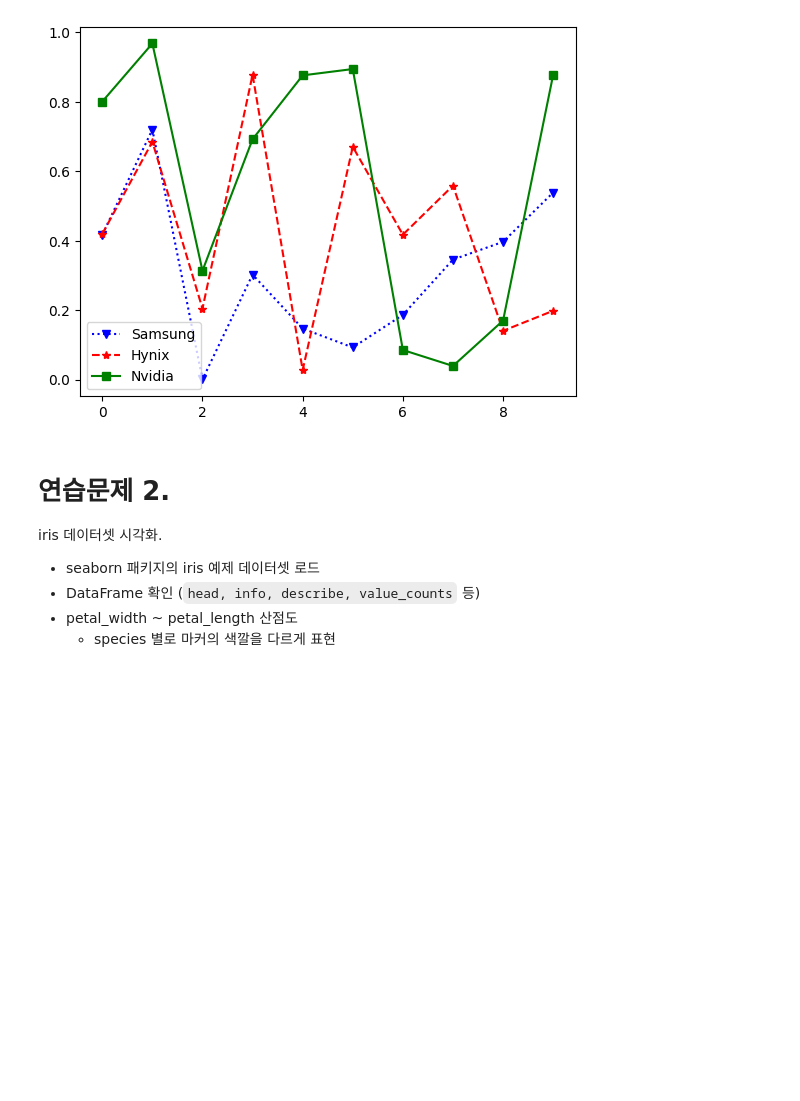
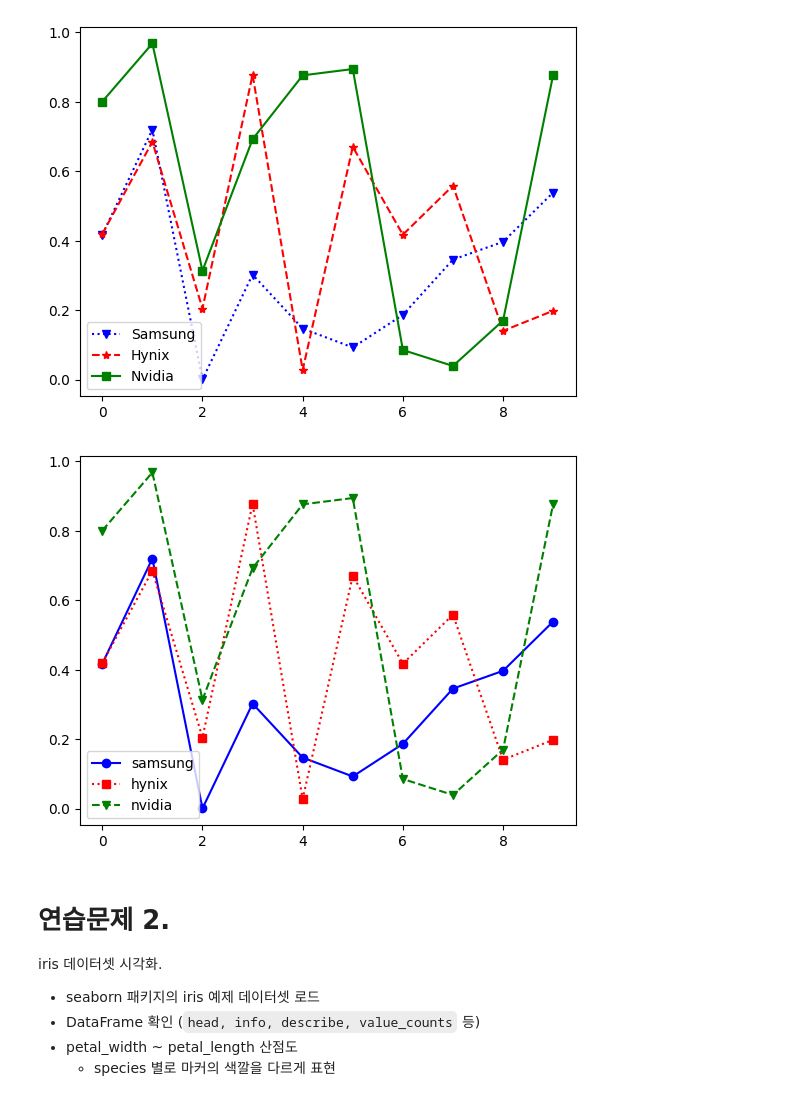
Before and after one commit to Sjleerodls/Data_Analysis, a Jupyter notebook: lab_da/da04_matplotlib_py.ipynb, the cells around one changed output. Drawn from its saved outputs; the diff is of its cells as text; code cells hidden in the pictures; blank space fills up the shorter version.

```diff
--- a/lab_da/da04_matplotlib_py.ipynb
+++ b/lab_da/da04_matplotlib_py.ipynb
@@ -751,6 +760,16 @@ plt.legend()
 plt.show()
 # %% [output]
 [figure]
+# %%
+plt.plot(df.samsung, 'bo-', label='samsung')
+plt.plot(df.hynix, 'rs:', label='hynix')
+plt.plot(df.nvidia, 'gv--', label='nvidia')
+
+plt.legend()
+
+plt.show()
+# %% [output]
+[figure, added]
 # %% [markdown]
 # 연습문제 2.
 
```
Also changed, not shown: parts of 14 cells of this notebook.
